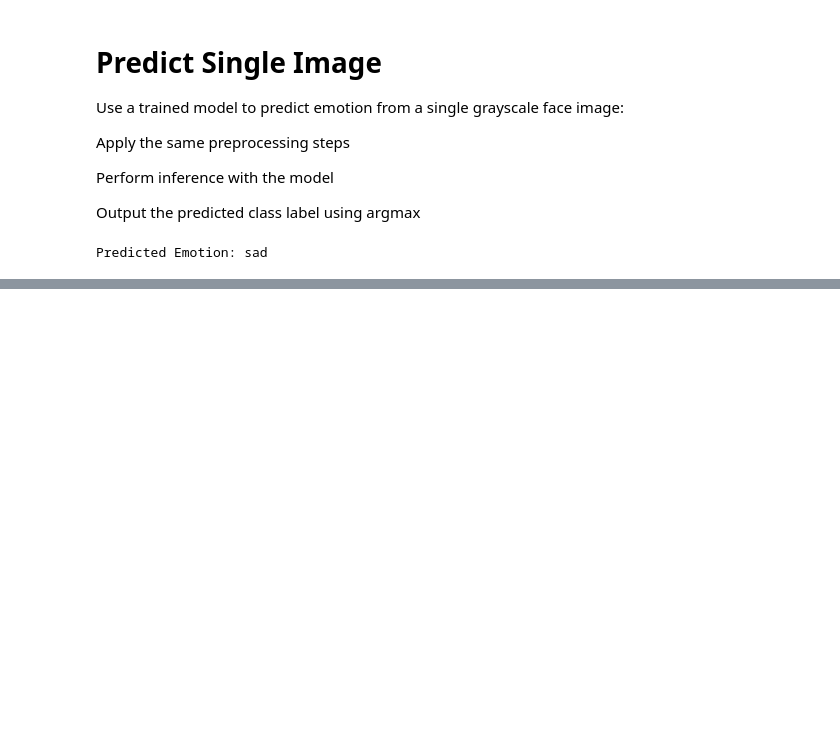
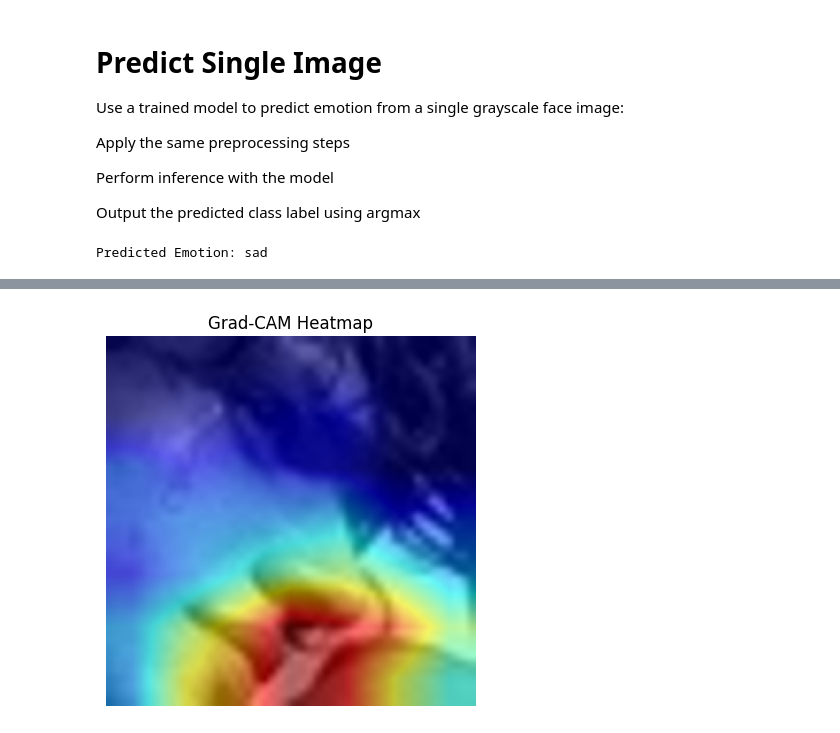
Before and after one commit to HnaKsa/facial-emotion-recognition-project, a Jupyter notebook: facial_emotion_recognition_cnn_3.ipynb, the cells around one changed output, grey strips where cells are left out. Saved outputs shown, nothing was run; the diff lists cells and outputs as text; code cells hidden in the pictures; blank space fills up the shorter version.

Commit message:
added grad-cam

```diff
--- a/facial_emotion_recognition_cnn_3.ipynb
+++ b/facial_emotion_recognition_cnn_3.ipynb
@@ -431,0 +452,42 @@ Predicted Emotion: sad
+# %%
+from pytorch_grad_cam import GradCAM
+from pytorch_grad_cam.utils.image import show_cam_on_image
+from pytorch_grad_cam.utils.model_targets import ClassifierOutputTarget
+from pytorch_grad_cam.utils.image import preprocess_image
+from PIL import Image
+import numpy as np
+import torch
+from torchvision import transforms
+import matplotlib.pyplot as plt
+
+# Use the last convolutional layer name for each model
+target_layers = [model.base_model.layer4[-1]]  # For ResNet34
+
+# Prepare the image
+img = Image.open("/content/fer2013_data/test/sad/PrivateTest_62176553.jpg")
+transform = transforms.Compose([
+    transforms.Grayscale(),
+    transforms.Resize((224, 224)),
+    transforms.ToTensor(),
+    transforms.Normalize([0.485], [0.229])
+])
+img_transformed = transform(img).unsqueeze(0).to(device)
+rgb_img = np.stack([np.array(img.resize((224, 224)))]*3, axis=-1) / 255.0
+
+# Get the prediction from the model
+model.eval()
+with torch.no_grad():
+    output = model(img_transformed)
+    pred = torch.argmax(output, 1)
+
+# Apply Grad-CAM
+cam = GradCAM(model=model, target_layers=target_layers)
+grayscale_cam = cam(input_tensor=img_transformed, targets=[ClassifierOutputTarget(pred.item())])[0]
+visualization = show_cam_on_image(rgb_img, grayscale_cam, use_rgb=True)
+
+plt.imshow(visualization)
+plt.axis('off')
+plt.title("Grad-CAM Heatmap")
+plt.show()
+# %% [output]
+[figure, added]
```
Also changed, not shown: parts of 1 cell of this notebook.
